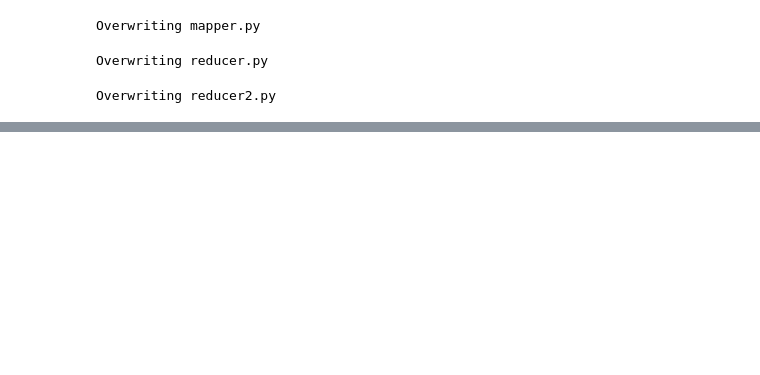
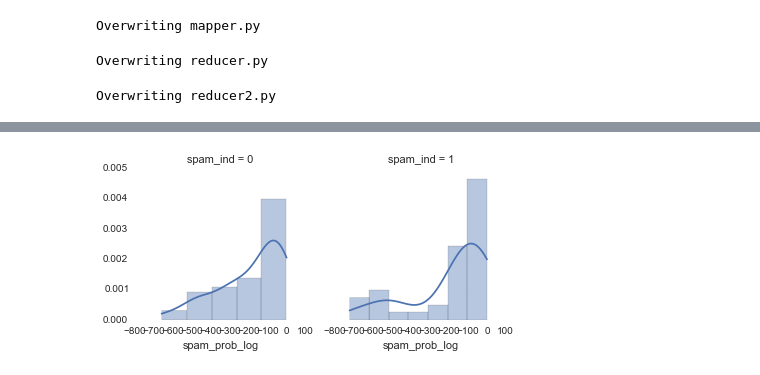
Before and after one commit to bshurick/ischool, a Jupyter notebook: ML at Scale/HW2/MIDS-W261-2015-HWK-Week02-Shurick.ipynb, the cells around one changed output, grey strips where cells are left out. Cells and saved outputs as stored; diff of their text form; code cells hidden in the pictures; blank space fills up the shorter version.

```diff
--- a/ML at Scale/HW2/MIDS-W261-2015-HWK-Week02-Shurick.ipynb
+++ b/ML at Scale/HW2/MIDS-W261-2015-HWK-Week02-Shurick.ipynb
@@ -511,0 +563,17 @@ K0018 2003 12 18 GP     0       1
+# %%
+import matplotlib.pyplot as plt
+import seaborn as sns
+import pandas as pd
+import numpy as np
+import math
+%matplotlib inline
+data = pd.read_csv('results_23.txt',sep='\t',header=None)
+data.columns = ['id','prediction','spam_ind','spam_prob','ham_prob']
+data['spam_prob_log'] = np.log(data['spam_prob'])
+data['ham_prob_log'] = np.log(data['ham_prob'])
+data = data.replace([np.inf, -np.inf], np.nan)
+# %%
+g = sns.FacetGrid(data[['spam_prob_log','spam_ind']].dropna(), col="spam_ind")
+g = g.map(sns.distplot, 'spam_prob_log')
+# %% [output]
+[figure, added]
```
Also changed, not shown: parts of 37 cells of this notebook.
